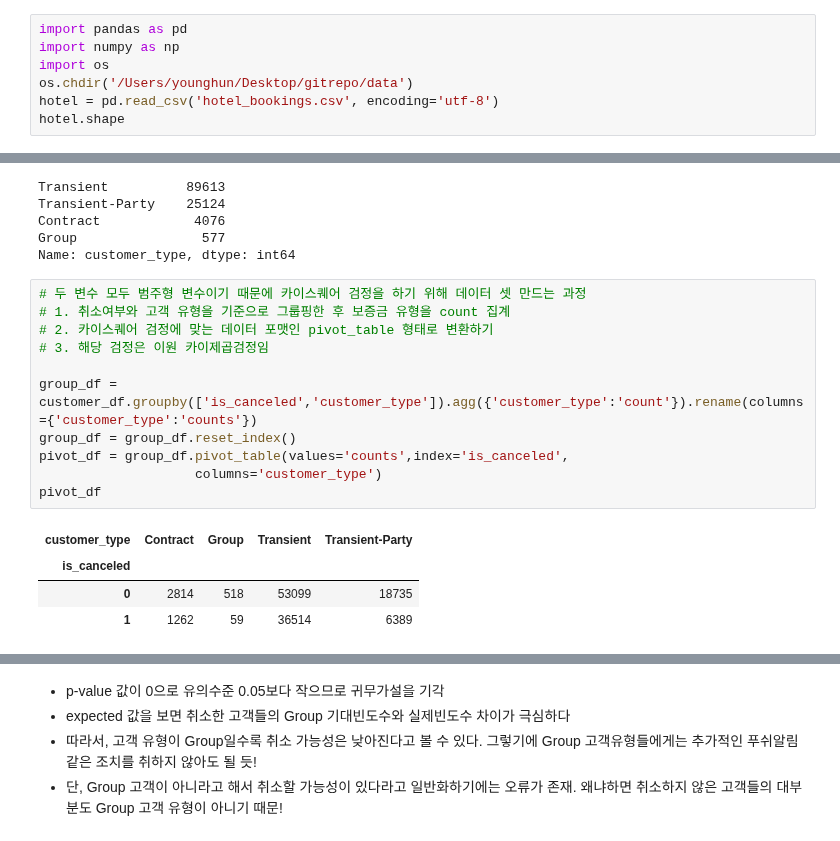
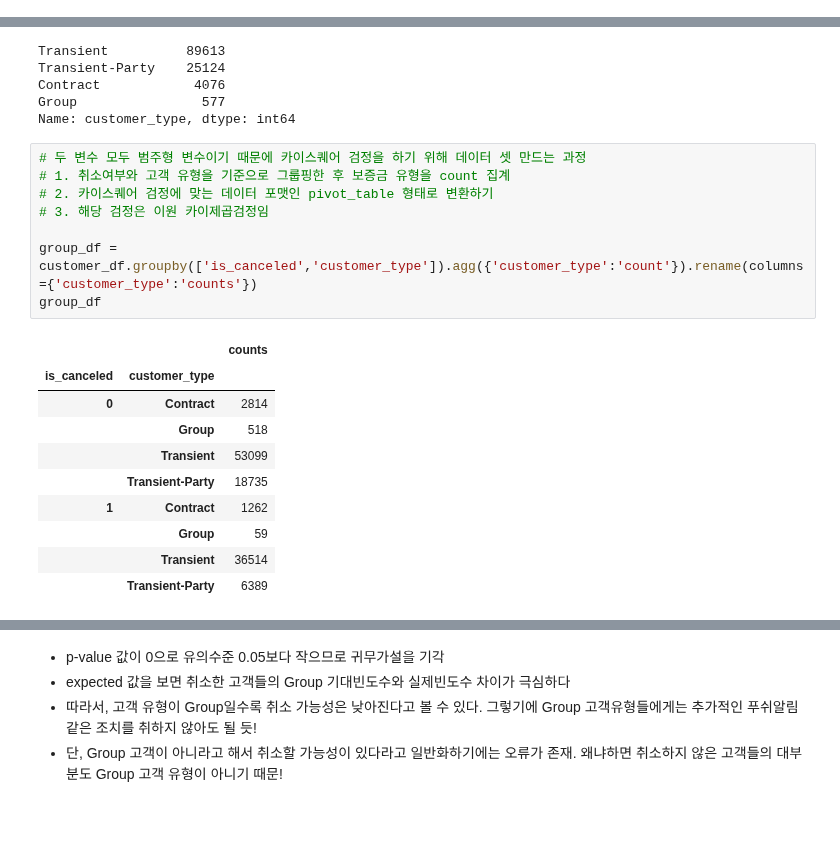
Before and after one commit to young-hun-jo/DataAnalysis, a Jupyter notebook: hotel_booking/analysis_myself.ipynb, the cells around one changed output, grey strips where cells are left out. Cells and saved outputs as stored; diff of their text form.

```diff
--- a/hotel_booking/analysis_myself.ipynb
+++ b/hotel_booking/analysis_myself.ipynb
@@ -1197,7 +512,0 @@ data.groupby(['is_canceled','customer_type']).agg({'hotel':'count'})
-# %%
-import pandas as pd
-import numpy as np
-import os
-os.chdir('/Users/younghun/Desktop/gitrepo/data')
-hotel = pd.read_csv('hotel_bookings.csv', encoding='utf-8')
-hotel.shape
@@ -1340,16 +529,19 @@ Name: customer_type, dtype: int64
 # %%
 # 두 변수 모두 범주형 변수이기 때문에 카이스퀘어 검정을 하기 위해 데이터 셋 만드는 과정
 # 1. 취소여부와 고객 유형을 기준으로 그룹핑한 후 보증금 유형을 count 집계
 # 2. 카이스퀘어 검정에 맞는 데이터 포맷인 pivot_table 형태로 변환하기
 # 3. 해당 검정은 이원 카이제곱검정임
 
 group_df = customer_df.groupby(['is_canceled','customer_type']).agg({'customer_type':'count'}).rename(columns={'customer_type':'counts'})
-group_df = group_df.reset_index()
-pivot_df = group_df.pivot_table(values='counts',index='is_canceled',
-                    columns='customer_type')
-pivot_df
+group_df
 # %% [output]
-| customer_type | Contract | Group | Transient | Transient-Party |
-| is_canceled |  |  |  |  |
-| 0 | 2814 | 518 | 53099 | 18735 |
-| 1 | 1262 | 59 | 36514 | 6389 |
+|  |  | counts |
+| is_canceled | customer_type |  |
+| 0 | Contract | 2814 |
+|  | Group | 518 |
+|  | Transient | 53099 |
+|  | Transient-Party | 18735 |
+| 1 | Contract | 1262 |
+|  | Group | 59 |
+|  | Transient | 36514 |
+|  | Transient-Party | 6389 |
```
Also changed, not shown: parts of 119 cells of this notebook.
